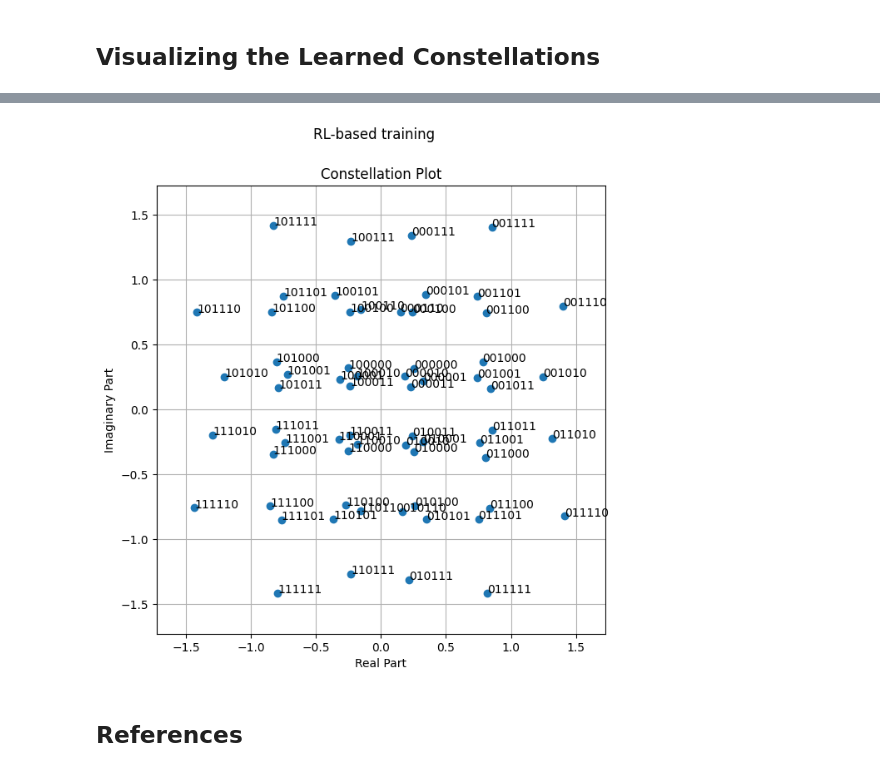
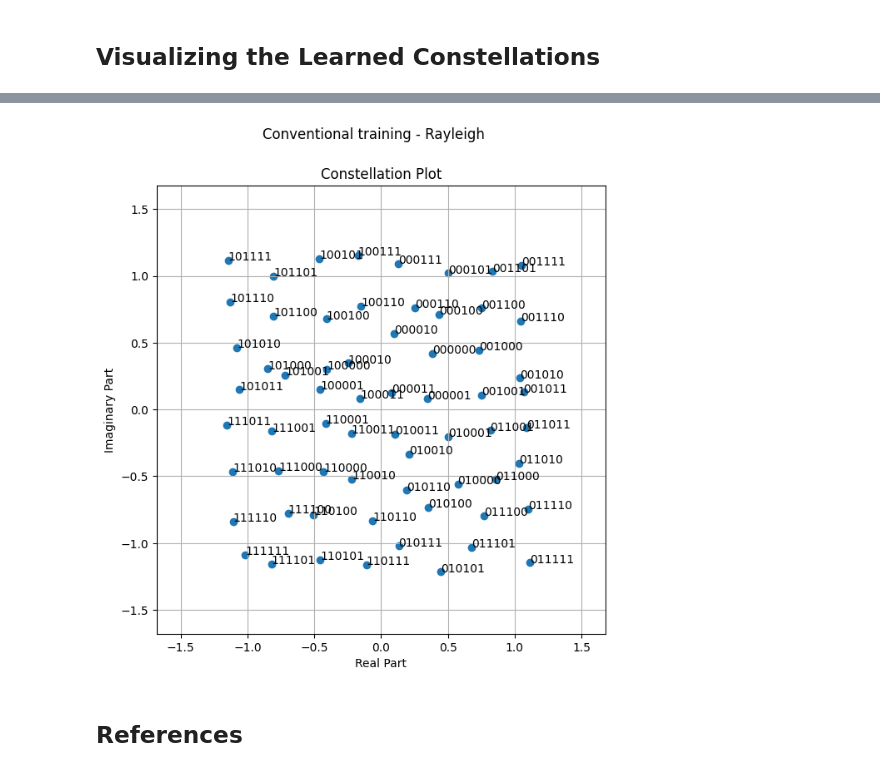
Before and after one commit to VivOwoH/5G-E2E-with-DeepRx-and-WGAN-channel, a Jupyter notebook: Autoencoder.ipynb, the cells around one changed output, grey strips where cells are left out. Drawn from its saved outputs; the diff is of its cells as text; code cells hidden in the pictures.

```diff
--- a/Autoencoder.ipynb
+++ b/Autoencoder.ipynb
@@ -603,7 +625,8 @@ fig.suptitle('Conventional training');
-# %%
-model_rl = E2ESystemRLTraining(training=False)
-load_weights(model_rl, model_weights_path_rl_training)
-fig = model_rl.constellation.show()
-fig.suptitle('RL-based training');
-# %% [output]
-[figure, removed]
+# %%
+# Rayleigh
+model_conventional = E2ESystemConventionalTraining(training=True, channel="rayleigh")
+load_weights(model_conventional, model_weights_path_conventional_training_rayleigh)
+fig = model_conventional.constellation.show()
+fig.suptitle('Conventional training - Rayleigh');
+# %% [output]
+[figure, added]
```
Also changed, not shown: parts of 25 cells of this notebook, 39 other files.
